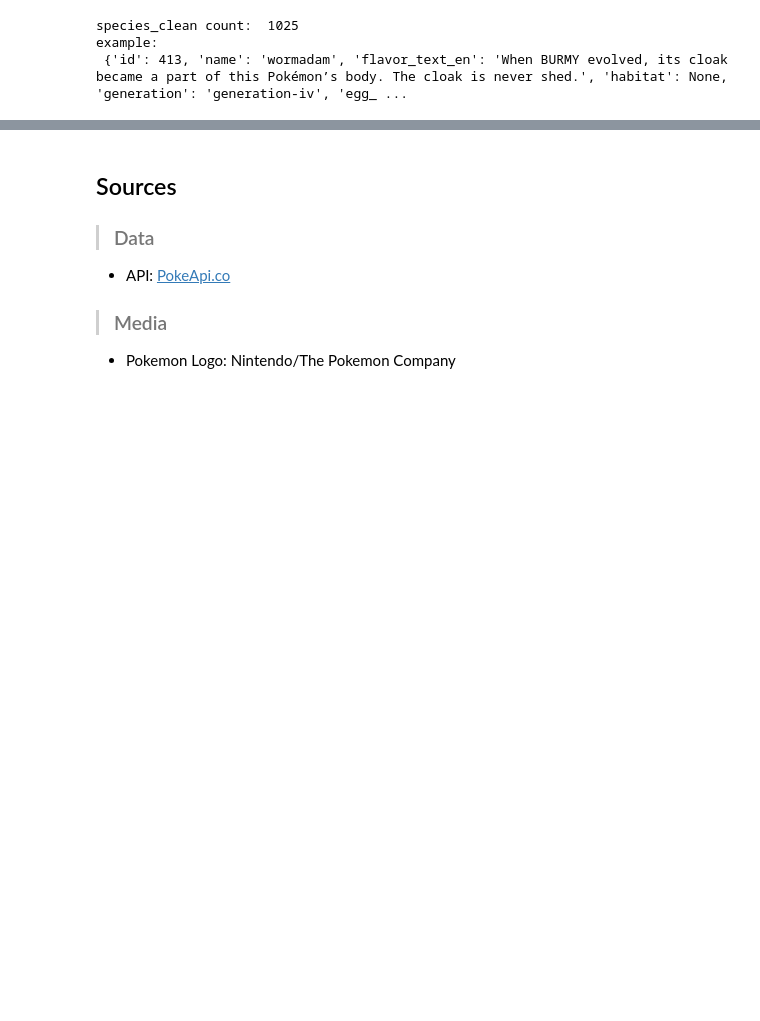
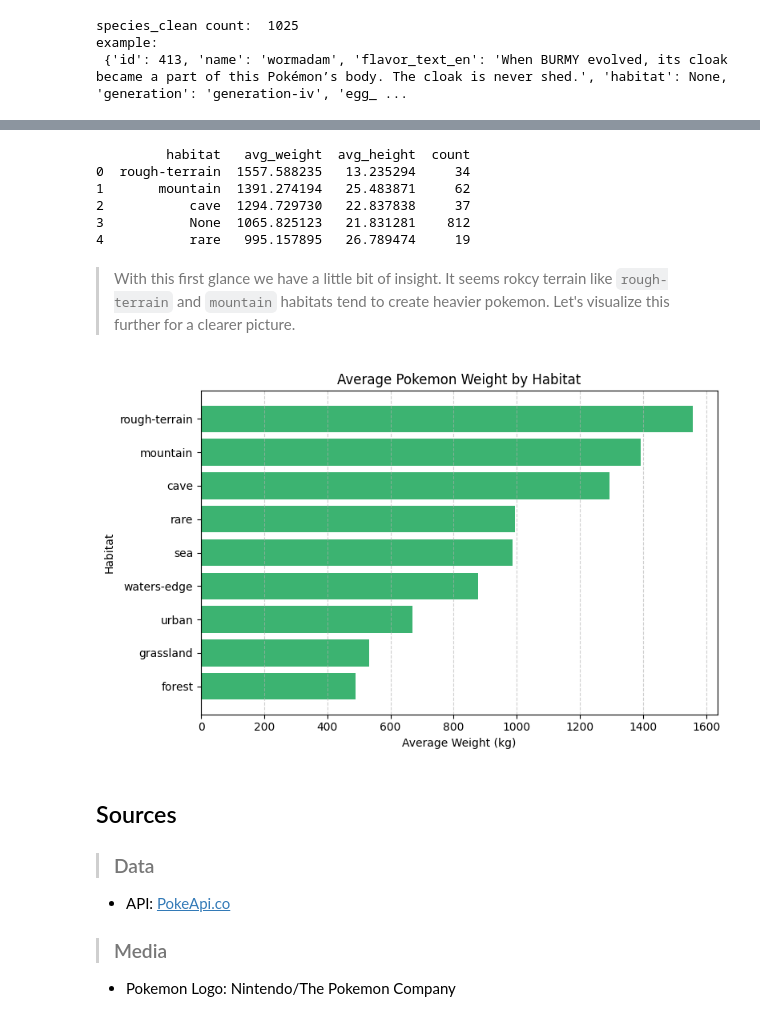
Before and after one commit to cgleonr/mongodb-project, a Jupyter notebook: pokeapi_to_mongodb.ipynb, the cells around one changed output, grey strips where cells are left out. Saved outputs shown, nothing was run; the diff lists cells and outputs as text; code cells hidden in the pictures; blank space fills up the shorter version.

Commit message:
first visual up

```diff
--- a/pokeapi_to_mongodb.ipynb
+++ b/pokeapi_to_mongodb.ipynb
@@ -356,3 +439,50 @@ print("pokemon_raw total documents:", pokemon_raw.count_documents({}))
+# %%
+import pandas as pd
+
+pipeline = [
+    {"$lookup": {
+        "from": "species_clean",
+        "localField": "species_name",
+        "foreignField": "name",
+        "as": "species_info"
+    }},
+    {"$unwind": "$species_info"},
+    {"$group": {
+        "_id": "$species_info.habitat",
+        "avg_weight": {"$avg": "$weight"},
+        "avg_height": {"$avg": "$height"},
+        "count": {"$sum": 1}
+    }},
+    {"$sort": {"avg_weight": -1}}
+]
+
+result = list(db["pokemon_clean"].aggregate(pipeline))
+df = pd.DataFrame(result).rename(columns={"_id": "habitat"})
+print(df.head())
+# %% [output]
+         habitat   avg_weight  avg_height  count
+0  rough-terrain  1557.588235   13.235294     34
+1       mountain  1391.274194   25.483871     62
+2           cave  1294.729730   22.837838     37
+3           None  1065.825123   21.831281    812
+4           rare   995.157895   26.789474     19
+# %% [markdown]
+>With this first glance we have a little bit of insight. It seems rokcy terrain like `rough-terrain` and `mountain` habitats tend to create heavier pokemon. Let's visualize this further for a clearer picture.
+# %%
+import matplotlib.pyplot as plt
+
+plot_df = df.dropna(subset=["habitat"]).sort_values("avg_weight", ascending=True)
+
+plt.figure(figsize=(8,5))
+plt.barh(plot_df["habitat"], plot_df["avg_weight"], color="mediumseagreen")
+plt.title("Average Pokemon Weight by Habitat")
+plt.xlabel("Average Weight (kg)")
+plt.ylabel("Habitat")
+plt.grid(axis="x", linestyle="--", alpha=0.6)
+plt.tight_layout()
+plt.show()
+# %% [output]
+[figure, added]
 # %% [markdown]
 ## Sources
 >### Data
```
Also changed, not shown: parts of 5 cells of this notebook, 1 other file.
